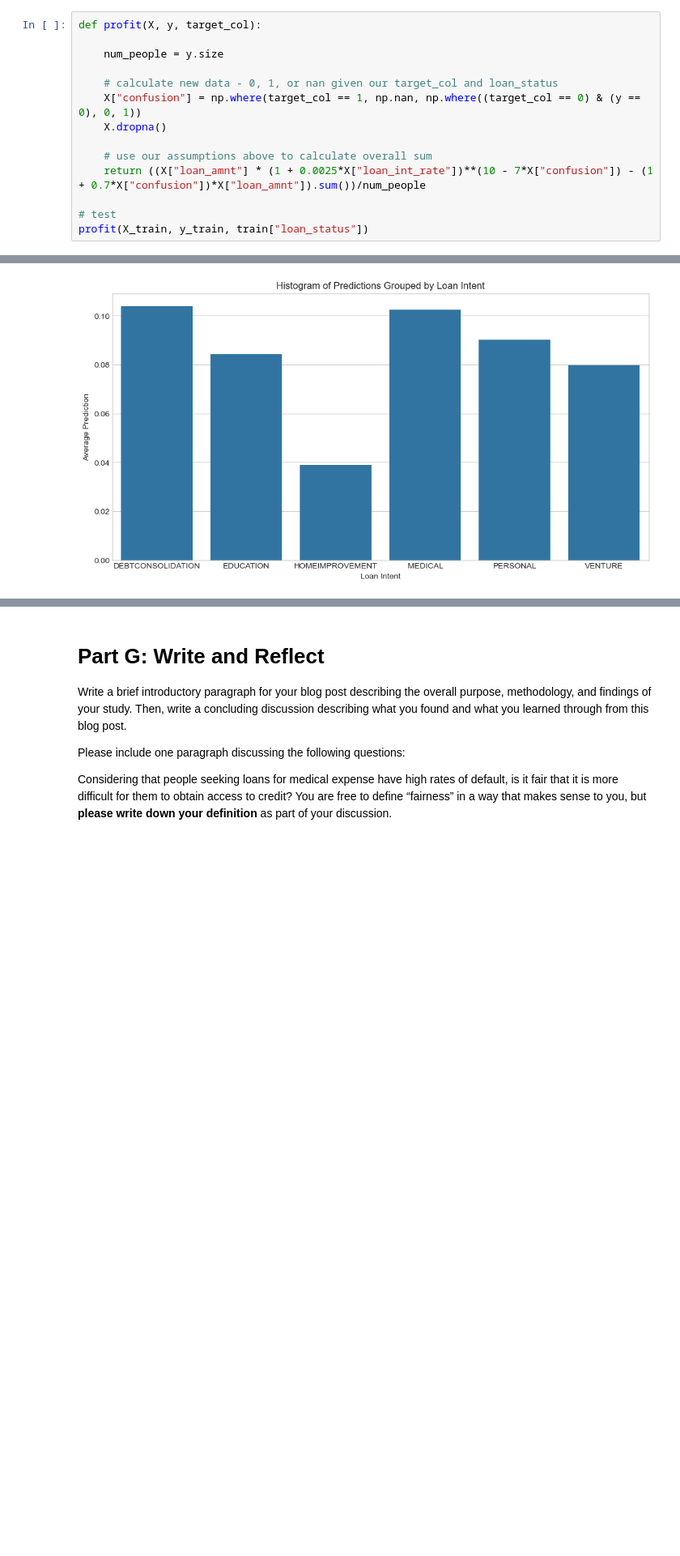
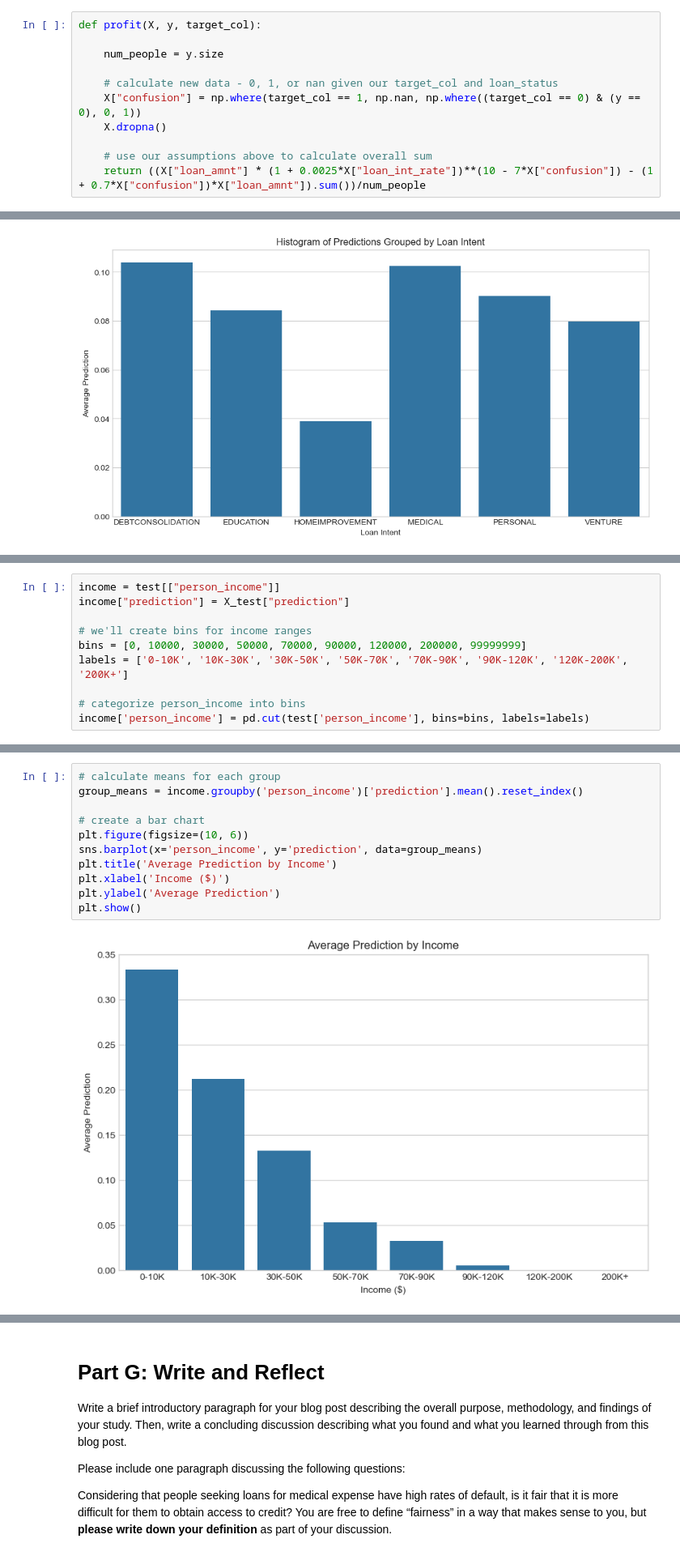
Before and after one commit to charliemoore00/charliemoore00.github.io, a Jupyter notebook: posts/whose-costs/index.ipynb, the cells around one changed output, grey strips where cells are left out. Shown: that part at 81% size. Drawn from its saved outputs; the diff is of its cells as text; blank space fills up the shorter version.

```diff
--- a/posts/whose-costs/index.ipynb
+++ b/posts/whose-costs/index.ipynb
@@ -222,6 +230,3 @@ def profit(X, y, target_col):
 
     # use our assumptions above to calculate overall sum
     return ((X["loan_amnt"] * (1 + 0.0025*X["loan_int_rate"])**(10 - 7*X["confusion"]) - (1 + 0.7*X["confusion"])*X["loan_amnt"]).sum())/num_people
-
-# test
-profit(X_train, y_train, train["loan_status"])
@@ -487,0 +453,10 @@ ________________________________________________________________________________
+# %%
+income = test[["person_income"]]
+income["prediction"] = X_test["prediction"]
+
+# we'll create bins for income ranges
+bins = [0, 10000, 30000, 50000, 70000, 90000, 120000, 200000, 99999999]
+labels = ['0-10K', '10K-30K', '30K-50K', '50K-70K', '70K-90K', '90K-120K', '120K-200K', '200K+']
+
+# categorize person_income into bins
+income['person_income'] = pd.cut(test['person_income'], bins=bins, labels=labels)
@@ -487,0 +474,13 @@ ________________________________________________________________________________
+# %%
+# calculate means for each group
+group_means = income.groupby('person_income')['prediction'].mean().reset_index()
+
+# create a bar chart
+plt.figure(figsize=(10, 6))
+sns.barplot(x='person_income', y='prediction', data=group_means)
+plt.title('Average Prediction by Income')
+plt.xlabel('Income ($)')
+plt.ylabel('Average Prediction')
+plt.show()
+# %% [output]
+[figure, added]
```
Also changed, not shown: parts of 13 cells of this notebook, 2 other files.
